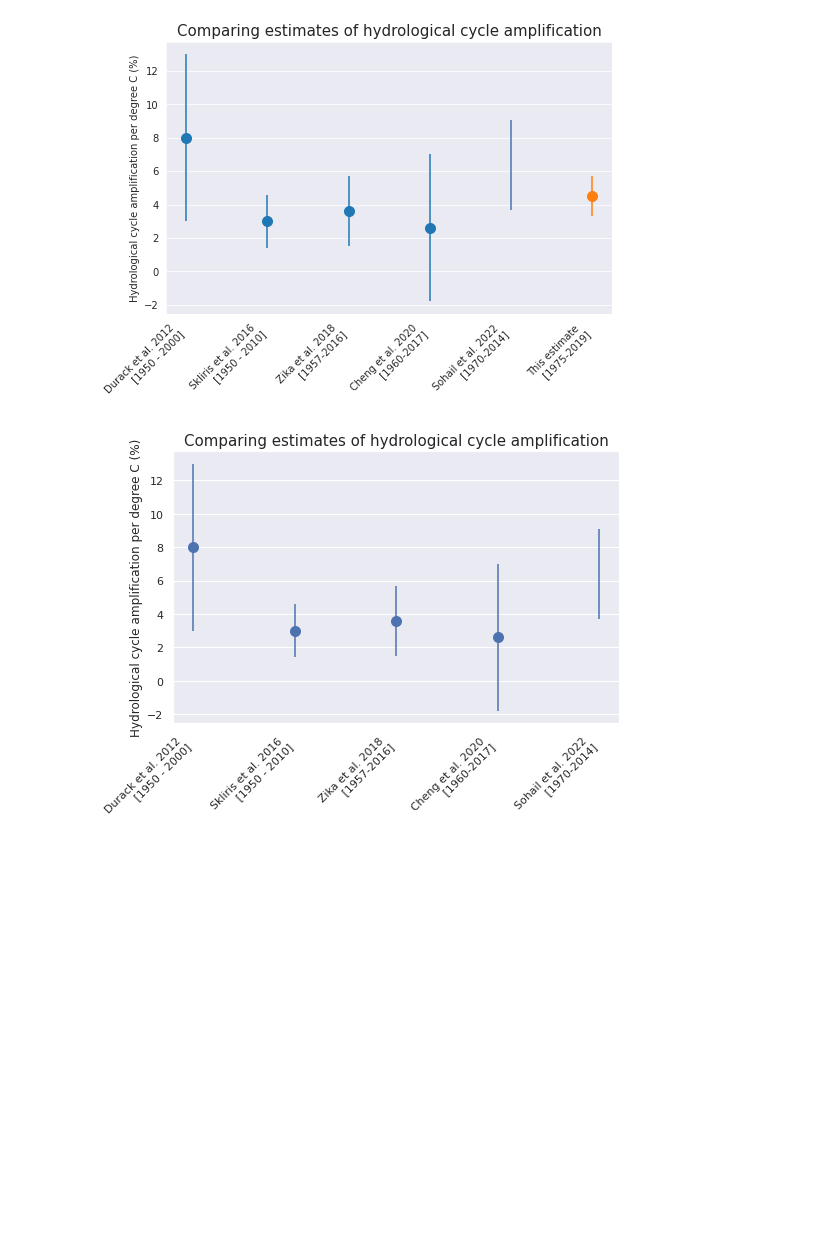
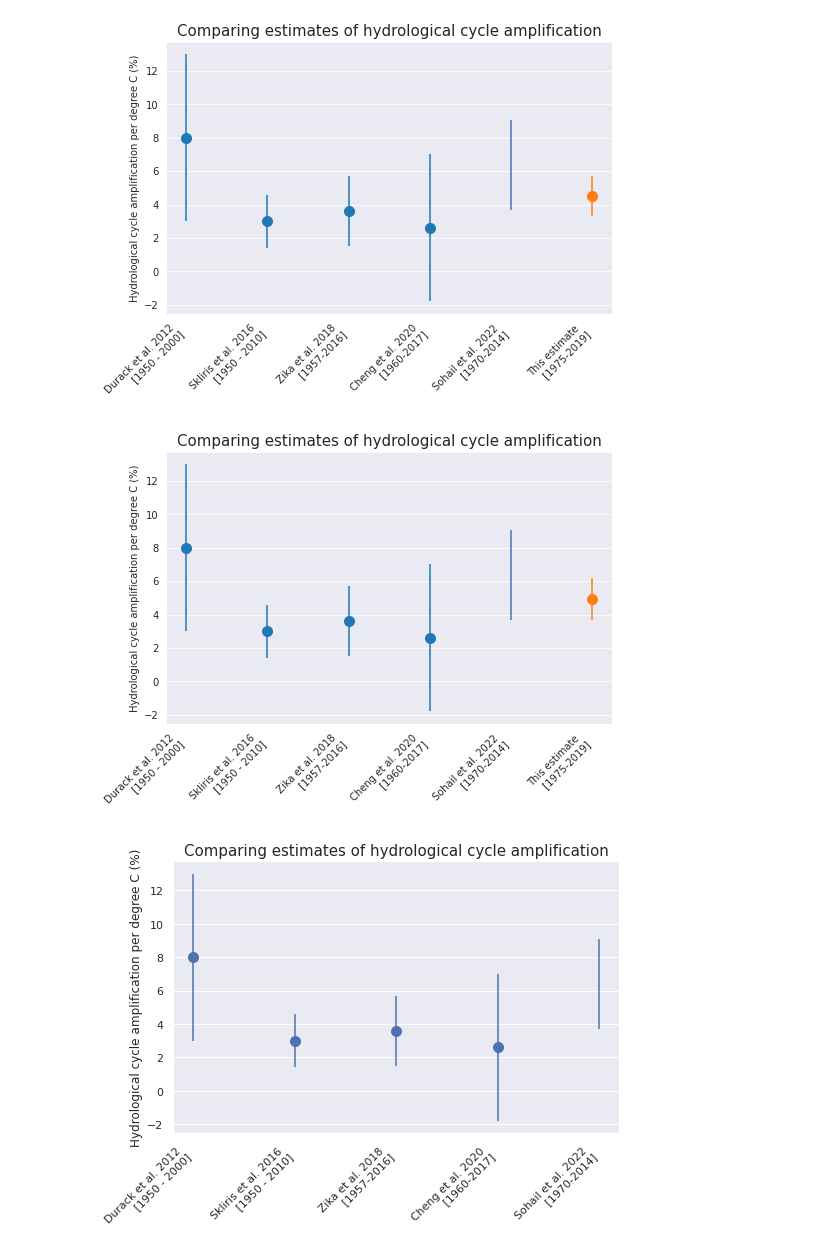
Before and after one commit to aurora-bf/freshwater_flux_linresp, a Jupyter notebook: app_to_obs/plot_compare_results.ipynb, the cells around one changed output. Cells and saved outputs as stored; diff of their text form; code cells hidden in the pictures; blank space fills up the shorter version.

```diff
--- a/app_to_obs/plot_compare_results.ipynb
+++ b/app_to_obs/plot_compare_results.ipynb
@@ -77,6 +77,51 @@ plt.title('Comparing estimates of hydrological cycle amplification',fontsize=15)
 mpl.pyplot.savefig('fig13_5yr.png', dpi=300,bbox_inches='tight')
 # %% [output]
 [figure]
+# %%
+#Update as per 13 Sept where using linear trend instead of last 5 years minus first 5 years
+#amplification per degree C
+
+zika_mean=3.6
+cheng_mean=2.6
+durack_mean=8
+skliris2016_mean=3.0
+#us_mean=4.554
+us_mean=4.935
+
+skliris2016_std=1.6
+cheng_std=4.4
+zika_std=2.1
+durack_std=5
+#us_std=1.187
+us_std=1.246
+
+sohail_bottomrange=3.0/Delta_SAT_GISS
+sohail_toprange=7.4/Delta_SAT_GISS
+
+
+mean=[durack_mean,skliris2016_mean,zika_mean,cheng_mean,us_mean]
+std=[durack_std,skliris2016_std,zika_std,cheng_std,us_std]
+
+import seaborn as sns
+sns.set_style(style="darkgrid")
+fig,ax=plt.subplots(figsize=(8,5))
+sns.set(font_scale = 1)
+plt.errorbar(np.linspace(1,4,4), mean[0:4],yerr=std[0:4],fmt ='o',
+        ms=10)
+plt.errorbar(5,(sohail_toprange+sohail_bottomrange)/2,yerr=(sohail_toprange-sohail_bottomrange)/2,fmt='none')
+plt.errorbar(6, mean[4],yerr=std[4],fmt ='o',
+        ms=10)
+ax.xaxis.grid()
+xticks=['Durack et al. 2012 \n [1950 - 2000]','Skliris et al. 2016 \n [1950 - 2010]','Zika et al. 2018 \n [1957-2016]','Cheng et al. 2020 \n [1960-2017]','Sohail et al. 2022 \n [1970-2014]','This estimate \n [1975-2019]']
+plt.xticks(np.linspace(1,6,6),xticks)
+ax.set_xticklabels(xticks, rotation = 45, ha="right")
+ax.set_ylabel('Hydrological cycle amplification per degree C (%)')
+plt.title('Comparing estimates of hydrological cycle amplification',fontsize=15)
+
+
+mpl.pyplot.savefig('fig13_lineartrend.png', dpi=300,bbox_inches='tight')
+# %% [output]
+[figure, added]
 # %%
 import seaborn as sns
 sns.set_style(style="darkgrid")
```
Also changed, not shown: 59 other files.
